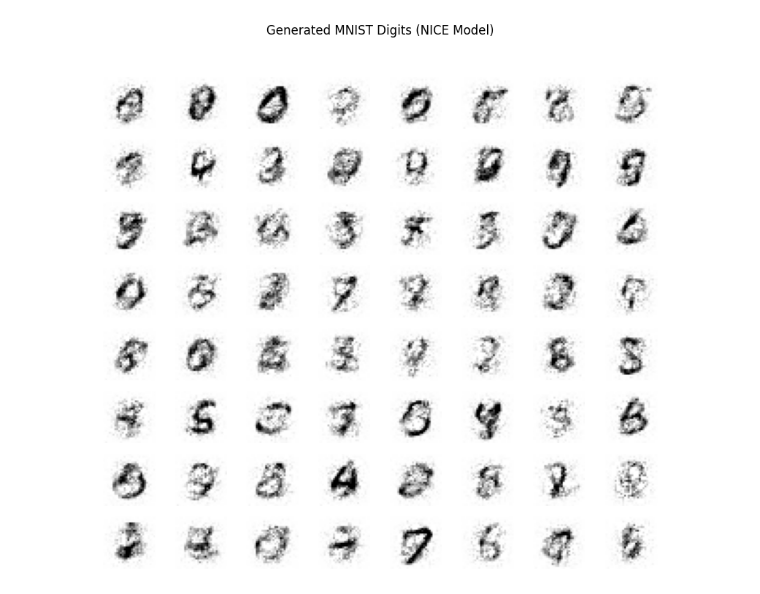
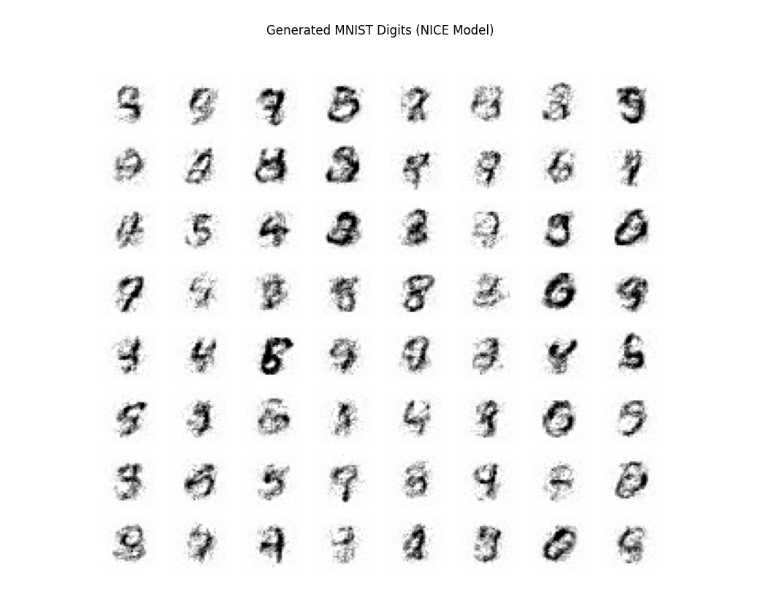
Before and after one commit to Papa-Panda/Paper_reading, a Jupyter notebook: flow_NICE.ipynb, the cells around one changed output. Drawn from its saved outputs; the diff is of its cells as text; code cells hidden in the pictures.

```diff
--- a/flow_NICE.ipynb
+++ b/flow_NICE.ipynb
@@ -121,9 +113,12 @@ class AdditiveCouplingLayer(nn.Module):
         # If mask_config is 1, odd-indexed dimensions are x1, and even-indexed are x2.
         indices = torch.arange(input_dim)
         if mask_config == 0:
-            self.mask = (indices % 2 == 0).float() # 1s for x1, 0s for x2
+            mask = (indices % 2 == 0).float() # 1s for x1, 0s for x2
         else:
-            self.mask = (indices % 2 != 0).float() # 1s for x1, 0s for x2
+            mask = (indices % 2 != 0).float() # 1s for x1, 0s for x2
+
+        # Register the mask as a buffer so it's moved with the module to the correct device
+        self.register_buffer('mask', mask)
 
         # Determine the dimensions for x1 (input to CouplingNet) and x2 (output from CouplingNet).
         # x1_dim is the number of elements that will be passed to the CouplingNet.
@@ -145,13 +140,16 @@ class AdditiveCouplingLayer(nn.Module):
         Returns:
             tuple: (output_tensor_y, updated_log_det_jacobian).
         """
+        # Ensure the mask is on the same device as the input tensor x
+        mask = self.mask.to(x.device)
+
         # Split x into x1 (unmodified part) and x2 (part to be transformed)
-        x1_unmasked = x * self.mask # Contains x1 values and zeros for x2 positions
-        x2_unmasked = x * (1 - self.mask) # Contains x2 values and zeros for x1 positions
+        x1_unmasked = x * mask # Contains x1 values and zeros for x2 positions
+        x2_unmasked = x * (1 - mask) # Contains x2 values and zeros for x1 positions
 
         # Extract the active values for x1 to feed into the coupling network.
-        # `self.mask.bool()` creates a boolean mask for indexing.
-        x1_active = x1_unmasked[:, self.mask.bool()]
+        # `mask.bool()` creates a boolean mask for indexing.
+        x1_active = x1_unmasked[:, mask.bool()]
 
         # Compute the output of the coupling network, m(x1)
         coupling_output = self.coupling_net(x1_active)
@@ -160,7 +158,7 @@ class AdditiveCouplingLayer(nn.Module):
         # We create a zero tensor with the same shape as x2_unmasked and fill
         # the active (non-masked) positions with the transformed values.
         y2_unmasked = torch.zeros_like(x2_unmasked)
-        y2_unmasked[:, (1 - self.mask).bool()] = x2_unmasked[:, (1 - self.mask).bool()] + coupling_output
+        y2_unmasked[:, (1 - mask).bool()] = x2_unmasked[:, (1 - mask).bool()] + coupling_output
 
         # Combine y1 (which is just x1) and y2 to form the output y
         y = x1_unmasked + y2_unmasked
@@ -180,19 +178,22 @@ class AdditiveCouplingLayer(nn.Module):
         Returns:
             tuple: (output_tensor_x, unchanged_log_det_jacobian).
         """
+        # Ensure the mask is on the same device as the input tensor y
+        mask = self.mask.to(y.device)
+
         # Split y into y1 (corresponding to x1) and y2 (corresponding to x2 + m(x1))
-        y1_unmasked = y * self.mask
-        y2_unmasked = y * (1 - self.mask)
+        y1_unmasked = y * mask
+        y2_unmasked = y * (1 - mask)
 
         # Extract active values for y1 to feed into the coupling network for inverse calculation
-        y1_active = y1_unmasked[:, self.mask.bool()]
+        y1_active = y1_unmasked[:, mask.bool()]
 
         # Compute m(y1)
         coupling_output = self.coupling_net(y1_active)
 
         # Apply the inverse transformation: x2 = y2 - m(y1)
         x2_unmasked = torch.zeros_like(y2_unmasked)
-        x2_unmasked[:, (1 - self.mask).bool()] = y2_unmasked[:, (1 - self.mask).bool()] - coupling_output
+        x2_unmasked[:, (1 - mask).bool()] = y2_unmasked[:, (1 - mask).bool()] - coupling_output
 
         # Combine y1 (which is x1) and x2 to form the original input x
         x = y1_unmasked + x2_unmasked
@@ -295,8 +296,9 @@ class NICE(nn.Module):
 
         # Calculate log-probability of z under the prior distribution (standard Gaussian).
         # The prior is assumed to be a standard multivariate Gaussian: N(0, I).
-        # log p(z) = -0.5 * (z^2 + log(2*pi)) for each dimension, summed over dimensions.
-        log_prob_z = -0.5 * torch.sum(z**2 + np.log(2 * np.pi), dim=1)
+        # log p(z) = -0.5 * torch.sum(z**2 + np.log(2 * np.pi), dim=1)
+        # Using torch.sum instead of np.log for consistency with torch tensors
+        log_prob_z = -0.5 * torch.sum(z**2 + torch.log(torch.tensor(2 * torch.pi)), dim=1)
 
         # Apply the change of variables formula to get log p(x):
         # log p(x) = log p(z) + log |det(df/dx)|
@@ -397,7 +399,7 @@ if __name__ == "__main__":
     # --- Hyperparameters ---
     INPUT_DIM = 28 * 28  # Dimension of flattened MNIST images (784 pixels)
     HIDDEN_DIM = 1000   # Size of hidden layers within the CouplingNet (can be tuned)
-    NUM_COUPLING_LAYERS = 4 # Number of additive coupling layers in the flow (can be tuned)
+    NUM_COUPLING_LAYERS = 8 # Number of additive coupling layers in the flow (can be tuned)
     BATCH_SIZE = 128    # Number of samples per training batch
     EPOCHS = 20         # Number of training iterations over the entire dataset (can be increased)
     LEARNING_RATE = 1e-3 # Learning rate for the Adam optimizer
@@ -442,3 +444,3 @@ Epoch 20/20, Loss: -1568.7436
 Training finished.
 Generating 64 samples...
-[figure, old version]
+[figure, new version]
```
Also changed, not shown: parts of 5 cells of this notebook.
